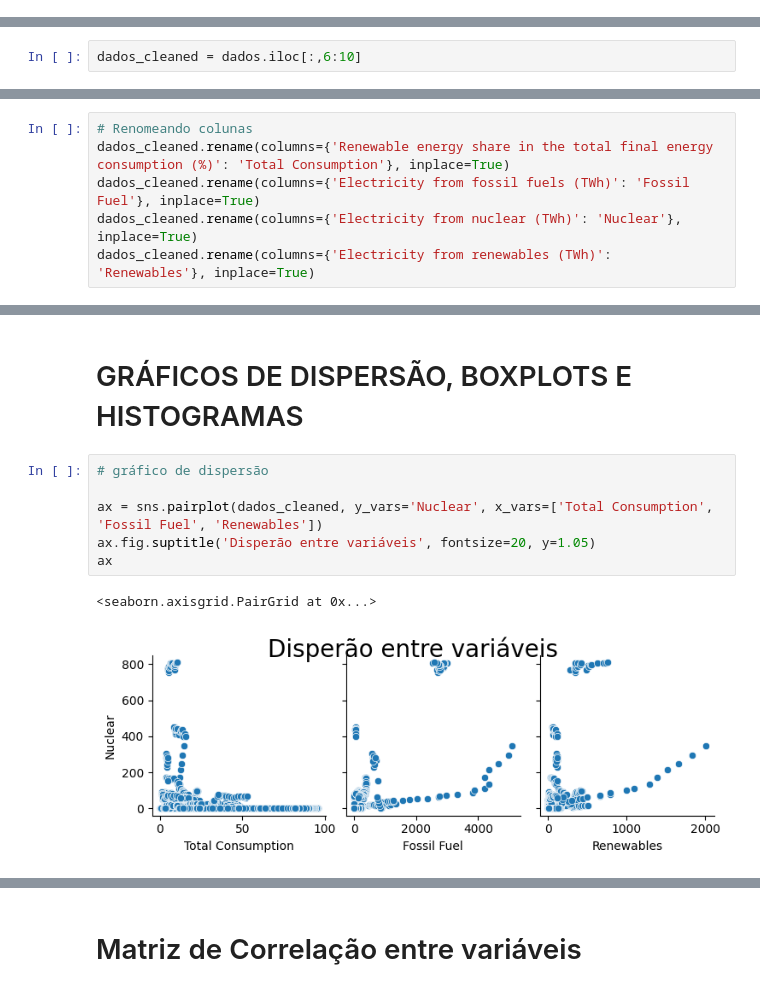
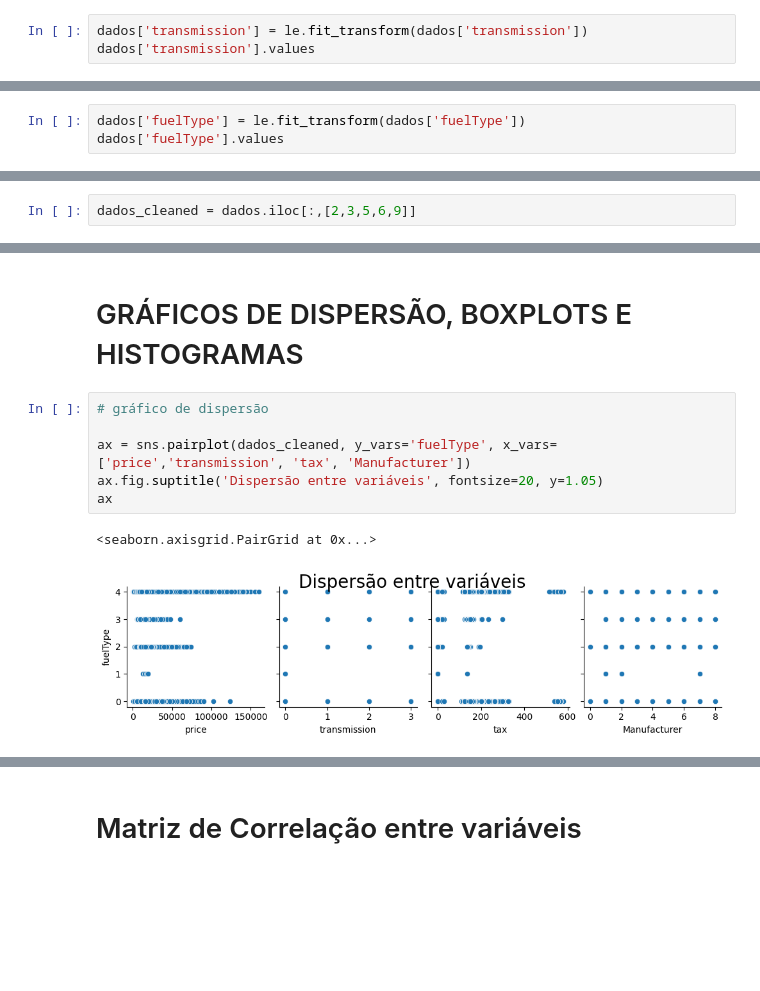
Before and after one commit to Santlago/FIAP, a Jupyter notebook: 2ANO/IOT/ex1cp1/classification/classification_model.ipynb, the cells around one changed output, grey strips where cells are left out. Drawn from its saved outputs; the diff is of its cells as text; blank space fills up the shorter version.

Commit message:
feat: finalizing classification model

```diff
--- a/2ANO/IOT/ex1cp1/classification/classification_model.ipynb
+++ b/2ANO/IOT/ex1cp1/classification/classification_model.ipynb
@@ -191,0 +192,3 @@ dados.head()
+# %%
+dados['transmission'] = le.fit_transform(dados['transmission'])
+dados['transmission'].values
@@ -191,0 +197,3 @@ dados.head()
+# %%
+dados['fuelType'] = le.fit_transform(dados['fuelType'])
+dados['fuelType'].values
@@ -192,5 +202,5 @@ dados.head()
 # %%
-dados_cleaned = dados.iloc[:,6:10]
+dados_cleaned = dados.iloc[:,[2,3,5,6,9]]
 # %%
 dados_cleaned.dropna(inplace=True)
 dados_cleaned
@@ -211,6 +224,0 @@ dados_cleaned
-# %%
-# Renomeando colunas
-dados_cleaned.rename(columns={'Renewable energy share in the total final energy consumption (%)': 'Total Consumption'}, inplace=True)
-dados_cleaned.rename(columns={'Electricity from fossil fuels (TWh)': 'Fossil Fuel'}, inplace=True)
-dados_cleaned.rename(columns={'Electricity from nuclear (TWh)': 'Nuclear'}, inplace=True)
-dados_cleaned.rename(columns={'Electricity from renewables (TWh)': 'Renewables'}, inplace=True)
@@ -235,10 +227,10 @@ dados_cleaned
 # %%
 # gráfico de dispersão
 
-ax = sns.pairplot(dados_cleaned, y_vars='Nuclear', x_vars=['Total Consumption', 'Fossil Fuel', 'Renewables'])
-ax.fig.suptitle('Disperão entre variáveis', fontsize=20, y=1.05)
+ax = sns.pairplot(dados_cleaned, y_vars='fuelType', x_vars=['price','transmission', 'tax', 'Manufacturer'])
+ax.fig.suptitle('Dispersão entre variáveis', fontsize=20, y=1.05)
 ax
 # %% [output]
 <seaborn.axisgrid.PairGrid at 0x...>
-[figure, old version]
+[figure, new version]
 # %%
```
Also changed, not shown: parts of 38 cells of this notebook.
